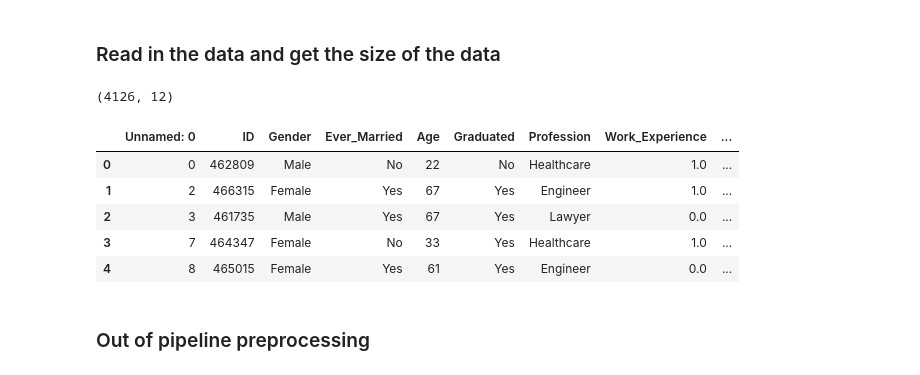
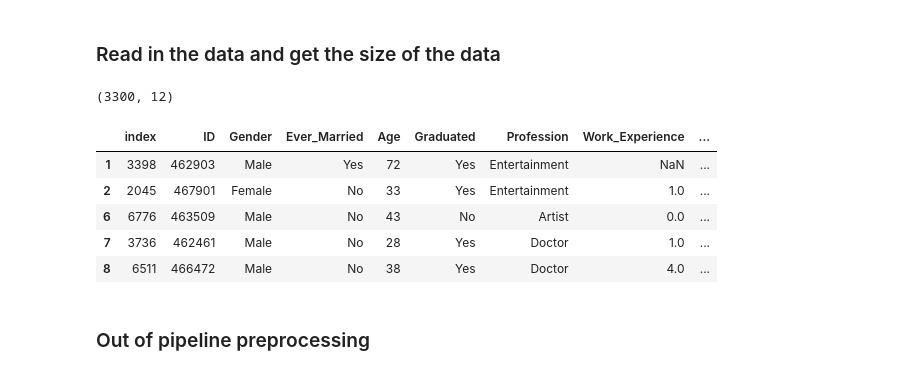
Before and after one commit to nfarrell011/customer-segmentation, a Jupyter notebook: process_notebooks/feature_selection_with_lasso_and_vif.ipynb, the cells around one changed output. Saved outputs shown, nothing was run; the diff lists cells and outputs as text; code cells hidden in the pictures.

```diff
--- a/process_notebooks/feature_selection_with_lasso_and_vif.ipynb
+++ b/process_notebooks/feature_selection_with_lasso_and_vif.ipynb
@@ -58,11 +58,12 @@ import utils.reg_model_selection_utils as reg_ms_utils
 # %% [markdown]
 ### Parameters
 # %%
-# Set path to data
-path_to_data = "../data/filtered_datasets/data_set_D_B.csv"
+# path to data
+path_to_data = '../data/data_splits/train_df.csv'
 
-# Step 1 parameters - check for missingness in target vector
+# step 1 parameters - check for missingness in target vector
 target_attr = 'Segmentation'
+class_labels = ['B', 'D']
 
 # Step 2 parameters - train/test split
 test_size = 0.20
@@ -121,16 +122,17 @@ start = time.time()
 ### Read in the data and get the size of the data
 # %%
 df = pd.read_csv(path_to_data)
+df = df[df['Segmentation'].isin(class_labels)]
 print(df.shape)
 df.head()
 # %% [output]
-(4126, 12)
+(3300, 12)
-|  | Unnamed: 0 | ID | Gender | Ever_Married | Age | Graduated | Profession | Work_Experience | ... |
-| 0 | 0 | 462809 | Male | No | 22 | No | Healthcare | 1.0 | ... |
-| 1 | 2 | 466315 | Female | Yes | 67 | Yes | Engineer | 1.0 | ... |
-| 2 | 3 | 461735 | Male | Yes | 67 | Yes | Lawyer | 0.0 | ... |
-| 3 | 7 | 464347 | Female | No | 33 | Yes | Healthcare | 1.0 | ... |
-| 4 | 8 | 465015 | Female | Yes | 61 | Yes | Engineer | 0.0 | ... |
+|  | index | ID | Gender | Ever_Married | Age | Graduated | Profession | Work_Experience | ... |
+| 1 | 3398 | 462903 | Male | Yes | 72 | Yes | Entertainment | NaN | ... |
+| 2 | 2045 | 467901 | Female | No | 33 | Yes | Entertainment | 1.0 | ... |
+| 6 | 6776 | 463509 | Male | No | 43 | No | Artist | 0.0 | ... |
+| 7 | 3736 | 462461 | Male | No | 28 | Yes | Doctor | 1.0 | ... |
+| 8 | 6511 | 466472 | Male | No | 38 | Yes | Doctor | 4.0 | ... |
 # %% [markdown]
 ### Out of pipeline preprocessing
 # %% [markdown]
```
Also changed, not shown: parts of 19 cells of this notebook, 11 other files.
